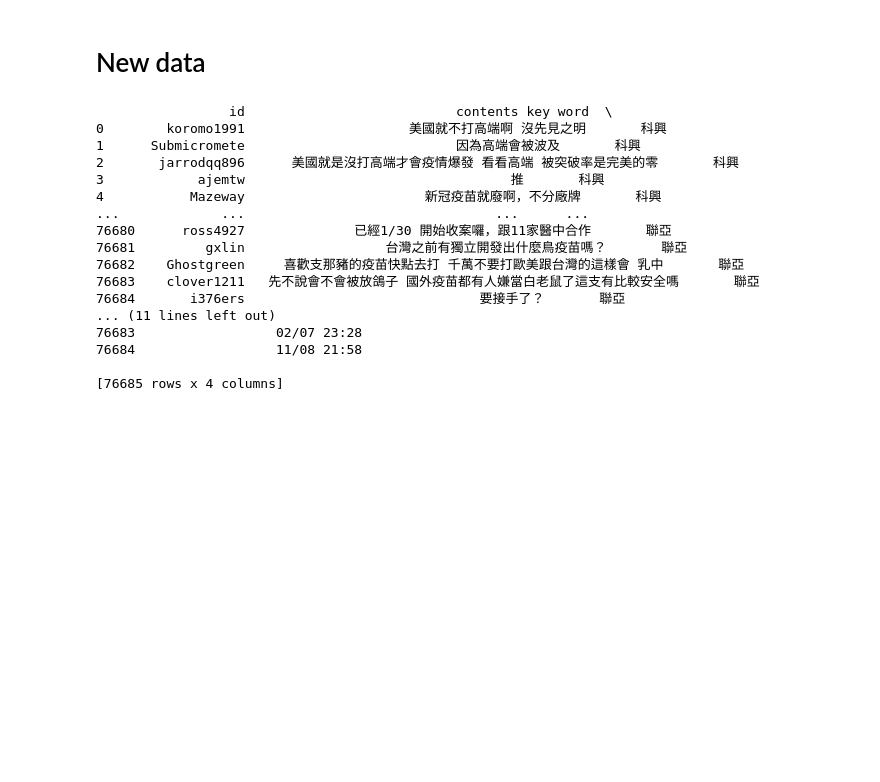
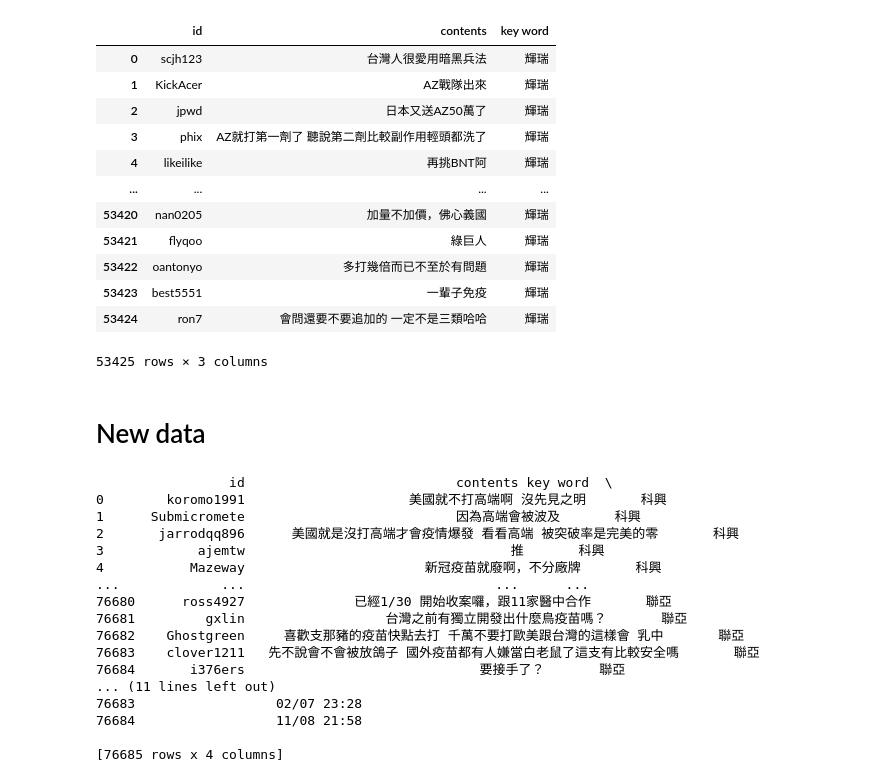
Before and after one commit to huang-jeff0210/hate_speech, a Jupyter notebook: timeSelect/deal.ipynb, the cells around one changed output. Drawn from its saved outputs; the diff is of its cells as text; code cells hidden in the pictures; blank space fills up the shorter version.

```diff
--- a/timeSelect/deal.ipynb
+++ b/timeSelect/deal.ipynb
@@ -23,5 +77,20 @@ df2.iloc[54470:54475]
 # %%
 df2 = df2.iloc[:54474]
+df2
+# %% [output]
+|  | id | contents | key word |
+| 0 | scjh123 | 台灣人很愛用暗黑兵法 | 輝瑞 |
+| 1 | KickAcer | AZ戰隊出來 | 輝瑞 |
+| 2 | jpwd | 日本又送AZ50萬了 | 輝瑞 |
+| 3 | phix | AZ就打第一劑了 聽說第二劑比較副作用輕頭都洗了 | 輝瑞 |
+| 4 | likeilike | 再挑BNT阿 | 輝瑞 |
+| ... | ... | ... | ... |
+| 53420 | nan0205 | 加量不加價，佛心義國 | 輝瑞 |
+| 53421 | flyqoo | 綠巨人 | 輝瑞 |
+| 53422 | oantonyo | 多打幾倍而已不至於有問題 | 輝瑞 |
+| 53423 | best5551 | 一輩子免疫 | 輝瑞 |
+| 53424 | ron7 | 會問還要不要追加的 一定不是三類哈哈 | 輝瑞 |
+53425 rows × 3 columns
 # %%
 df2.to_csv('output\輝瑞.csv',encoding='utf-8-sig',index=False)
 # %% [markdown]
```
Also changed, not shown: parts of 25 cells of this notebook, 10 other files.
